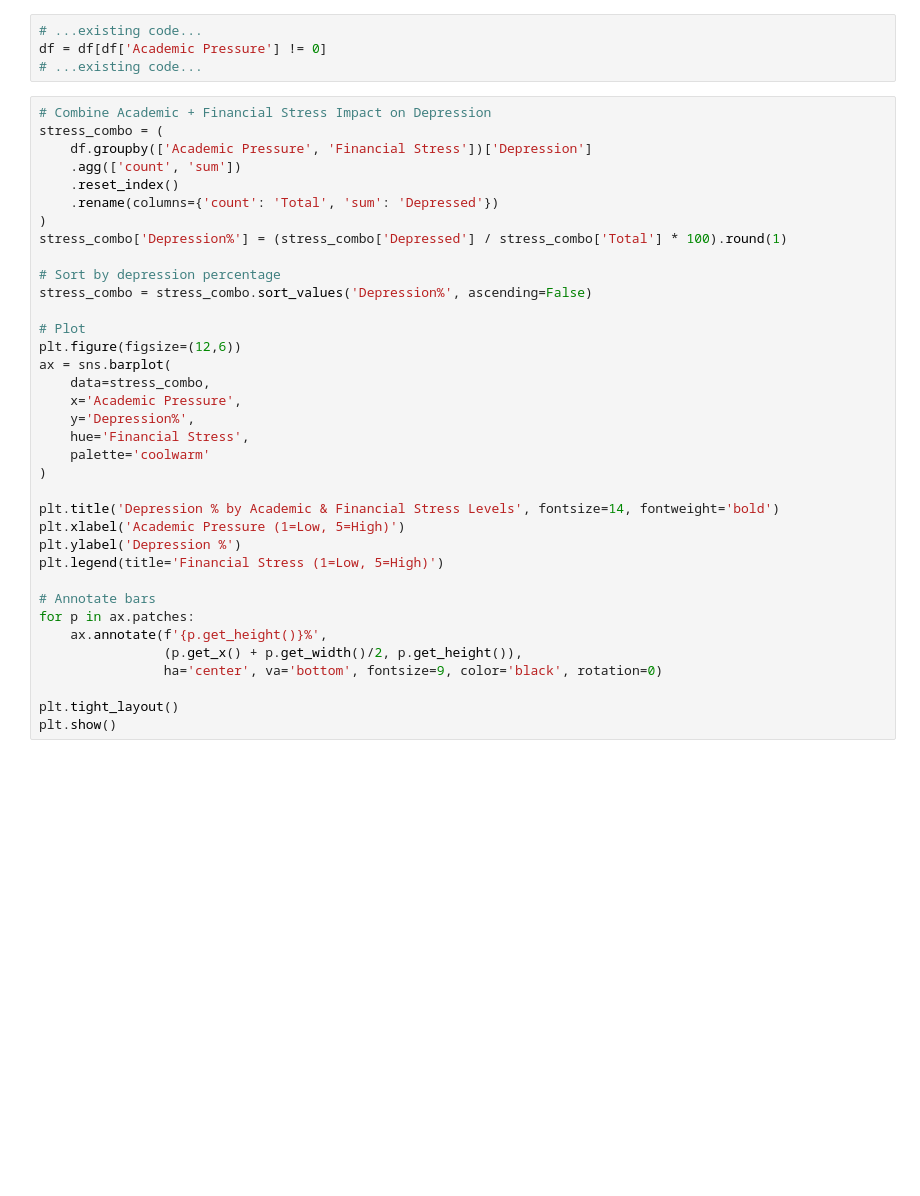
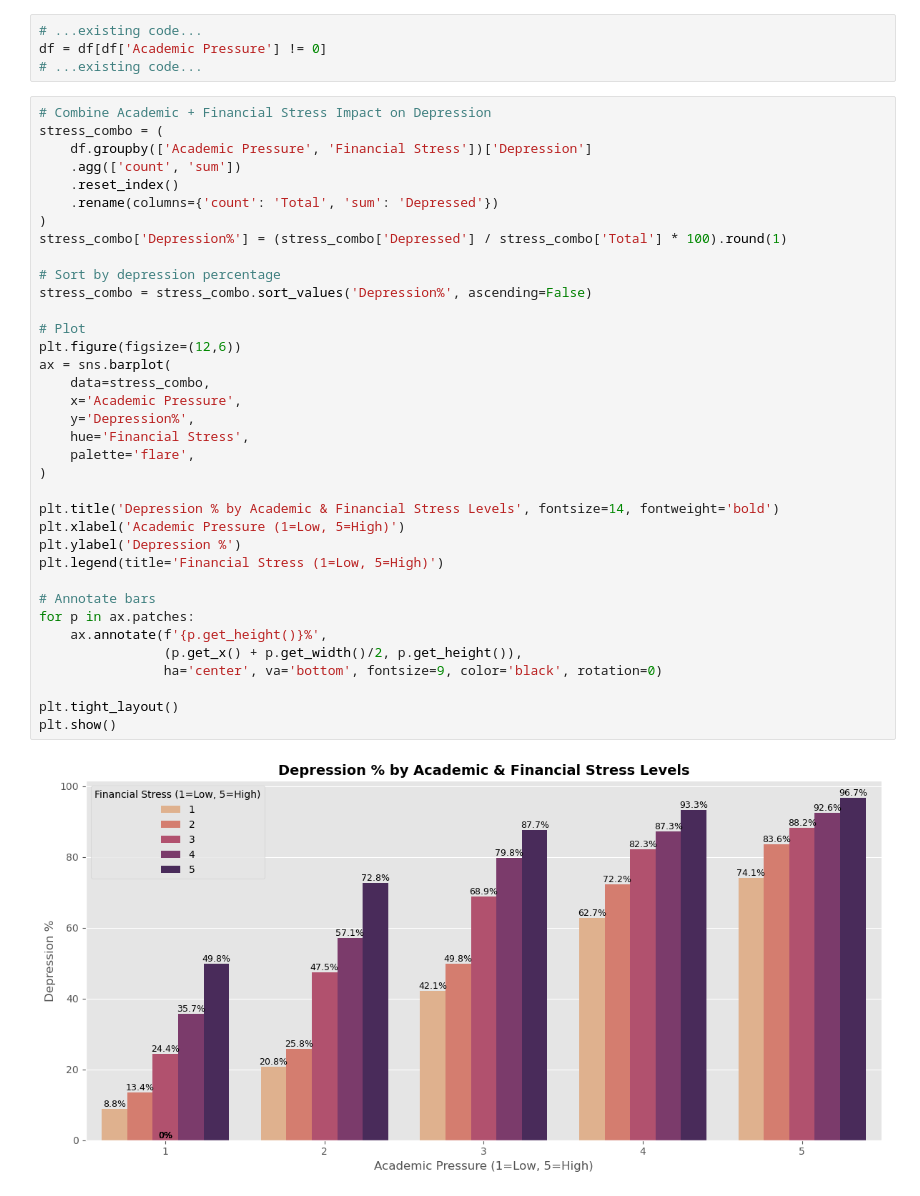
Before and after one commit to DanishShaikh18/Student-Mental-Health-Analysis, a Jupyter notebook: Mental_Health_in_Students_Post_COVID_EDA.ipynb, the cells around one changed output. Drawn from its saved outputs; the diff is of its cells as text; blank space fills up the shorter version.

```diff
--- a/Mental_Health_in_Students_Post_COVID_EDA.ipynb
+++ b/Mental_Health_in_Students_Post_COVID_EDA.ipynb
@@ -831,34 +865,36 @@ stress_combo = (
     .reset_index()
     .rename(columns={'count': 'Total', 'sum': 'Depressed'})
 )
 stress_combo['Depression%'] = (stress_combo['Depressed'] / stress_combo['Total'] * 100).round(1)
 
 # Sort by depression percentage
 stress_combo = stress_combo.sort_values('Depression%', ascending=False)
 
 # Plot
 plt.figure(figsize=(12,6))
 ax = sns.barplot(
     data=stress_combo,
     x='Academic Pressure',
     y='Depression%',
     hue='Financial Stress',
-    palette='coolwarm'
+    palette='flare',
 )
 
 plt.title('Depression % by Academic & Financial Stress Levels', fontsize=14, fontweight='bold')
 plt.xlabel('Academic Pressure (1=Low, 5=High)')
 plt.ylabel('Depression %')
 plt.legend(title='Financial Stress (1=Low, 5=High)')
 
 # Annotate bars
 for p in ax.patches:
     ax.annotate(f'{p.get_height()}%',
                 (p.get_x() + p.get_width()/2, p.get_height()),
                 ha='center', va='bottom', fontsize=9, color='black', rotation=0)
 
 plt.tight_layout()
 plt.show()
+# %% [output]
+[figure, added]
 # %%
 
 
```
Also changed, not shown: parts of 18 cells of this notebook, 8 other files.
